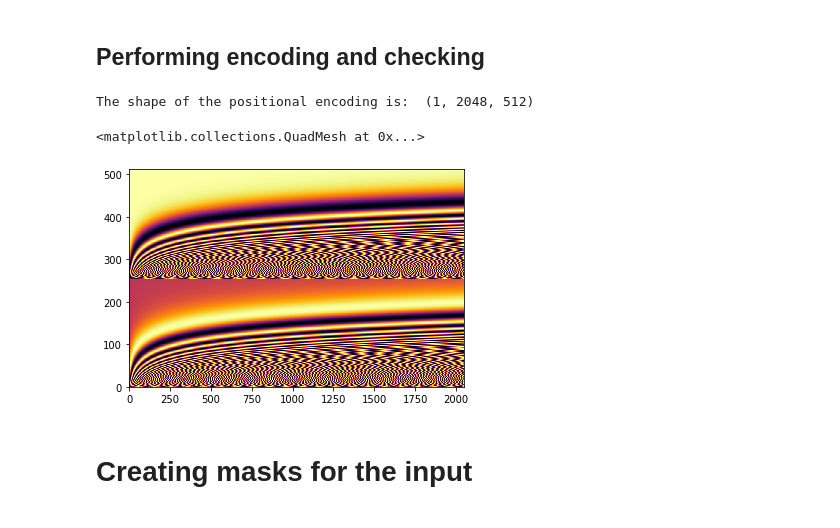
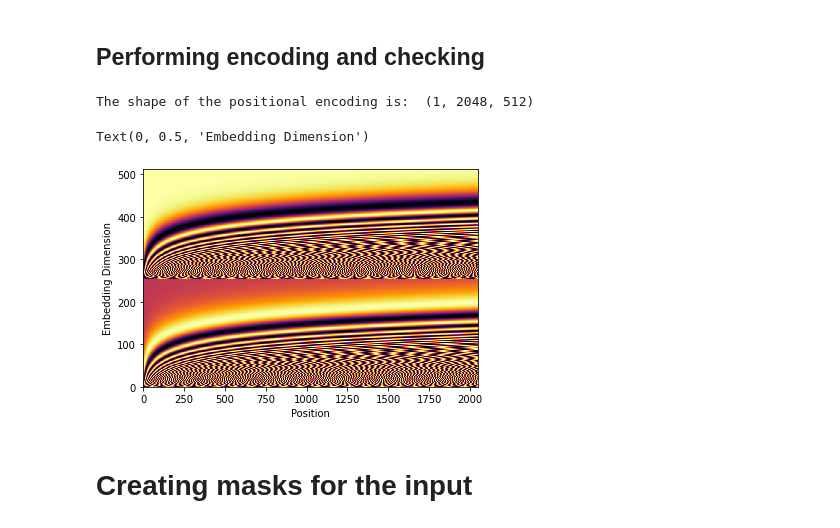
Before and after one commit to Franjcf/Data-Science-Projects, a Jupyter notebook: language_translation_transformers/Transformer.ipynb, the cells around one changed output. Cells and saved outputs as stored; diff of their text form; code cells hidden in the pictures.

```diff
--- a/language_translation_transformers/Transformer.ipynb
+++ b/language_translation_transformers/Transformer.ipynb
@@ -184,23 +174,25 @@ def pos_encoding(max_positions, embedding_dimension):
 # %%
 #defining variables
 max_position = 2048
 embedding_dimension = 512
 
 #performing enconding
 positional_encoding = pos_encoding(max_position,embedding_dimension)
 
 #checking shape
 print("The shape of the positional encoding is: ", positional_encoding.shape)
 
 #visual check
 positional_encoding = tf.reshape(positional_encoding, (max_position, embedding_dimension//2, 2)) #reshaping into a max_position, by embedding/2 by 2
 positional_encoding = tf.transpose(positional_encoding, (2, 1, 0)) # transposing to make 2-d vector
 positional_encoding = tf.reshape(positional_encoding, (embedding_dimension, max_position)) # reshaping vector
 plt.pcolormesh(positional_encoding,cmap="inferno")
+plt.xlabel("Position")
+plt.ylabel("Embedding Dimension")
 # %% [output]
 The shape of the positional encoding is:  (1, 2048, 512)
-<matplotlib.collections.QuadMesh at 0x...>
+Text(0, 0.5, 'Embedding Dimension')
-[figure, old version]
+[figure, new version]
 # %% [markdown]
 # Creating masks for the input
 # %% [markdown]
```
Also changed, not shown: parts of 23 cells of this notebook.
